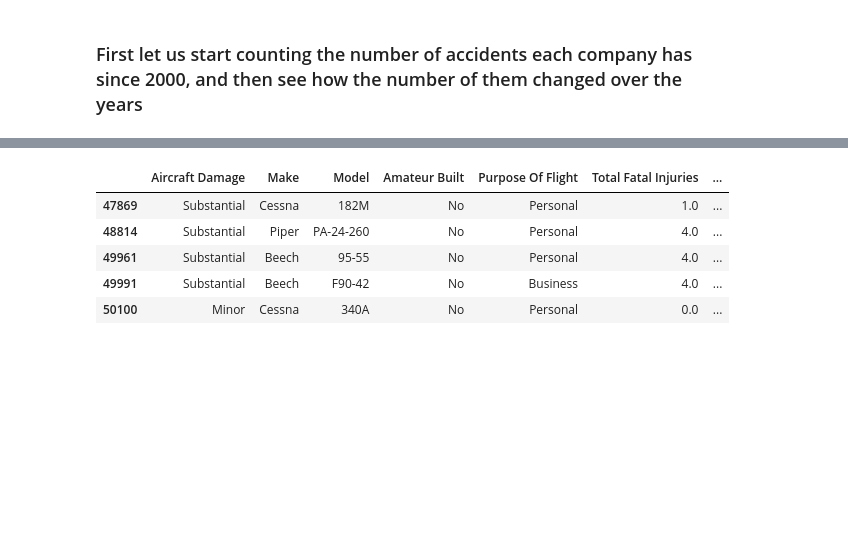
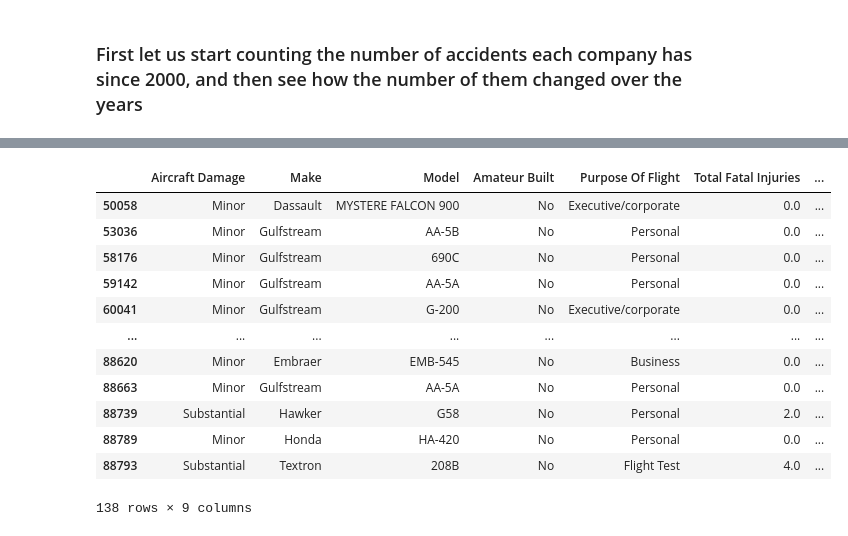
Before and after one commit to silver032/dsc-aviation_market_entry, a Jupyter notebook: aviation_market_entry_analysis.ipynb, the cells around one changed output, grey strips where cells are left out. Saved outputs shown, nothing was run; the diff lists cells and outputs as text; code cells hidden in the pictures; blank space fills up the shorter version.

```diff
--- a/aviation_market_entry_analysis.ipynb
+++ b/aviation_market_entry_analysis.ipynb
@@ -342,0 +347,13 @@ df.head()
+# %%
+top_makes = ['Embraer' , 'Bombardier' , 'Textron', 'Airbus', 'Boeing', 'Pilatus', 'Honda',
+             'Mitsubishi', 'Gulfstream', 'Sukhoi', 'Dassault', 'Antonov', 'Cessna', 'Beechcraft'
+             'Piaggio', 'Cirrus', 'Piper', 'Hawker', 'Nextant']
+
+for make in top_makes:
+    df['Make'].loc[df['Make'].str.contains(make)] = make
+
+df_top_makes = df[df['Make'].isin(top_makes)]
+df_top_makes
+
+# df['Make'].loc[df['Make'].str.contains('Textron')] = 'Textron'
+# df['Make'].loc[df['Make'].str.contains('Textron')]
@@ -345,6 +393,6 @@ df.head()
 # %% [markdown]
 ### First let us start counting the number of accidents each company has since 2000, and then see how the number of them changed over the years
 # %%
-make2accidents = df.groupby('Make').count()['Model'].sort_values(ascending=False)
+make2accidents = df_top_makes.groupby('Make').count()['Model'].sort_values(ascending=False)
 dict(make2accidents)
 # %% [output]
@@ -378,12 +415,15 @@ Name: Model, dtype: int64
 # %%
 threshhold = 100
-X = [key for key,v in make2accidents.items() if v>=threshhold]
-Y = [value for u,value in make2accidents.items() if value>=threshhold]
-fig, ax = plt.subplots(figsize=(20,15))
+X = [key for key,v in make2accidents.items()] #if v>=threshhold]
+Y = [value for u,value in make2accidents.items()]# if value>=threshhold]
+fig, ax = plt.subplots(figsize=(20,8))
 
-ax.bar(x=X,height=Y)
+ax.bar(x=X,height=np.log10(Y))
+#ax.axhline(24, linestyle='--', color='r')
+ax.axvline(3.5, linestyle='--', color='r')
+plt.text(3.5,3.7,'Threshold for the number of accidents (1 accident/year)', fontsize='large')
 ax.set_xlabel('Make of Airplane')
-ax.set_ylabel('Number of accidents since 2000')
+ax.set_ylabel('log$_{10}$ Number of accidents since 2000')
 ax.set_title('Number of accidents since 2000 per make of airplane'.title())
-ax.set_yticks(np.arange(0,4750,500));
+ax.set_yticks(np.arange(0,4,0.2));
 # %% [output]
@@ -391,11 +431,19 @@ ax.set_yticks(np.arange(0,4750,500));
 # %%
-df_most_accidents = df[df['Make'].isin(X)]
-df_most_accidents.head()
+X_least_accidents = [elem for elem in X if elem not in ['Cessna','Piper','Cirrus','Boeing']]
+df_least_accidents = df_top_makes[df_top_makes['Make'].isin(X_least_accidents)]
+df_least_accidents
 # %% [output]
 |  | Aircraft Damage | Make | Model | Amateur Built | Purpose Of Flight | Total Fatal Injuries | ... |
-| 47869 | Substantial | Cessna | 182M | No | Personal | 1.0 | ... |
-| 48814 | Substantial | Piper | PA-24-260 | No | Personal | 4.0 | ... |
-| 49961 | Substantial | Beech | 95-55 | No | Personal | 4.0 | ... |
-| 49991 | Substantial | Beech | F90-42 | No | Business | 4.0 | ... |
-| 50100 | Minor | Cessna | 340A | No | Personal | 0.0 | ... |
+| 50058 | Minor | Dassault | MYSTERE FALCON 900 | No | Executive/corporate | 0.0 | ... |
+| 53036 | Minor | Gulfstream | AA-5B | No | Personal | 0.0 | ... |
+| 58176 | Minor | Gulfstream | 690C | No | Personal | 0.0 | ... |
+| 59142 | Minor | Gulfstream | AA-5A | No | Personal | 0.0 | ... |
+| 60041 | Minor | Gulfstream | G-200 | No | Executive/corporate | 0.0 | ... |
+| ... | ... | ... | ... | ... | ... | ... | ... |
+| 88620 | Minor | Embraer | EMB-545 | No | Business | 0.0 | ... |
+| 88663 | Minor | Gulfstream | AA-5A | No | Personal | 0.0 | ... |
+| 88739 | Substantial | Hawker | G58 | No | Personal | 2.0 | ... |
+| 88789 | Minor | Honda | HA-420 | No | Personal | 0.0 | ... |
+| 88793 | Substantial | Textron | 208B | No | Flight Test | 4.0 | ... |
+138 rows × 9 columns
 # %%
```
Also changed, not shown: parts of 11 cells of this notebook.
